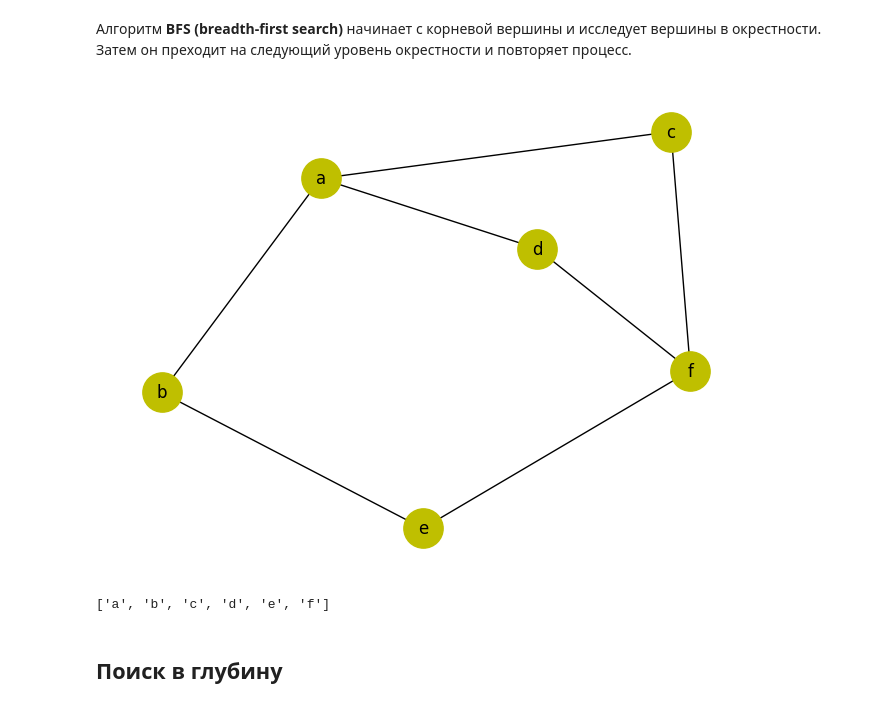
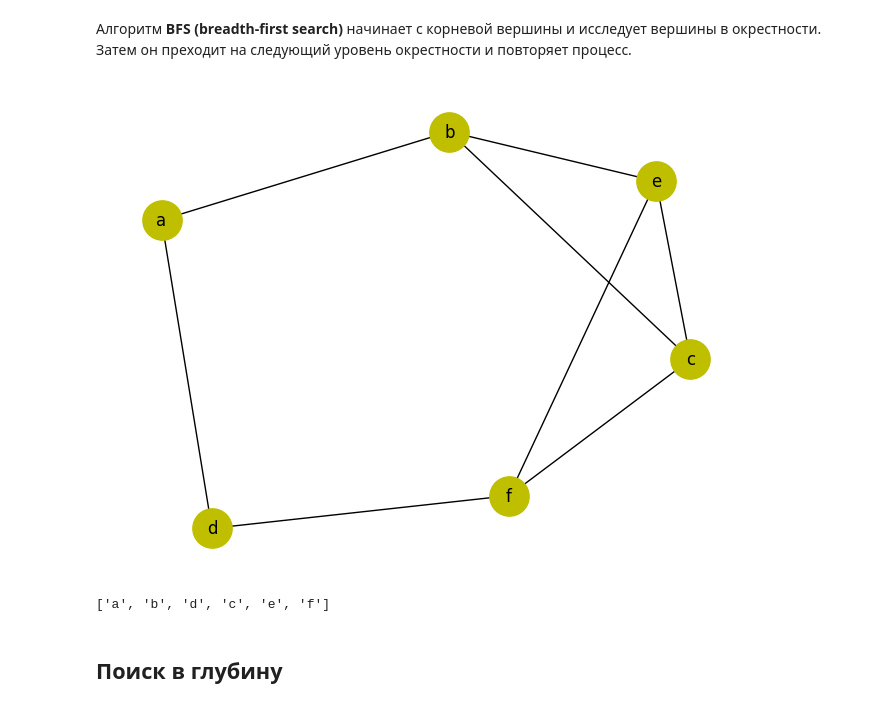
Before and after one commit to DarenskyRoman/IIS, a Jupyter notebook: 4_graph.ipynb, the cells around one changed output. Cells and saved outputs as stored; diff of their text form; code cells hidden in the pictures.

```diff
--- a/4_graph.ipynb
+++ b/4_graph.ipynb
@@ -25,24 +25,24 @@ def bfs(graph, start):
     return visited
 # %%
 vertices = ('a', 'b', 'c', 'd', 'e', 'f')
-edges = [('a', 'b'), ('a', 'c'), ('a', 'd'), ('b', 'e'), ('b', 'a'),
-         ('e', 'b'), ('e', 'f'), ('f', 'e'), ('c', 'f'), ('f', 'd')]
+edges = [('a', 'b'), ('b', 'c'), ('a', 'd'), ('b', 'e'), ('b', 'a'),
+         ('e', 'b'), ('e', 'c'), ('f', 'e'), ('c', 'f'), ('f', 'd')]
 
 G = nx.Graph()
 G.add_nodes_from(vertices)
 G.add_edges_from(edges)
 
 nx.draw(G,
         pos=nx.spring_layout(G),
         with_labels=True,
         node_color='y',
         node_size=800)
 # %% [output]
-[figure, old version]
+[figure, new version]
 # %%
 bfs(G, 'a')
 # %% [output]
-['a', 'b', 'c', 'd', 'e', 'f']
+['a', 'b', 'd', 'c', 'e', 'f']
 # %% [markdown]
 ## Поиск в глубину
 # %% [markdown]
```
Also changed, not shown: parts of 3 cells of this notebook.
